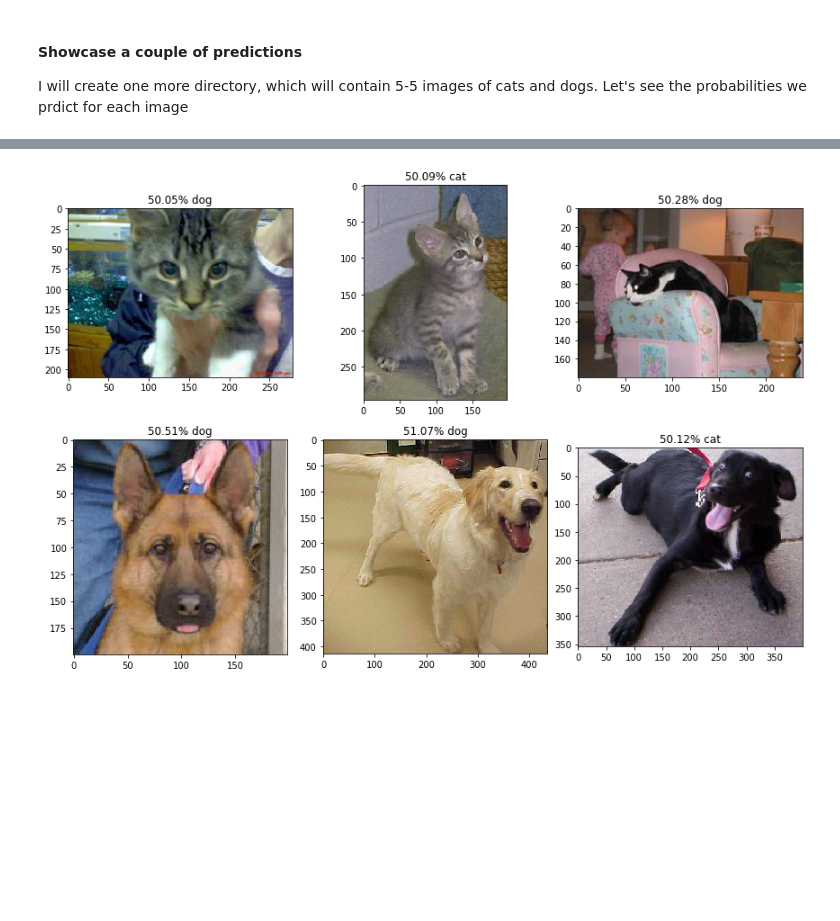
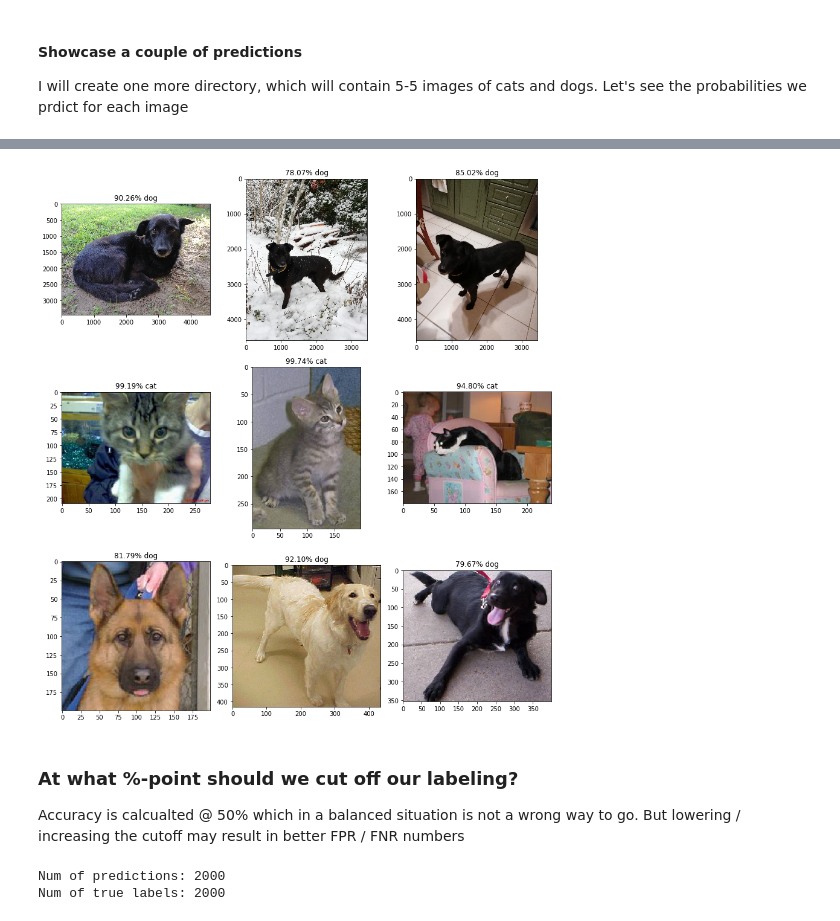
Before and after one commit to kristofrabay/convnets, a Jupyter notebook: dogs_vs_cats.ipynb, the cells around one changed output, grey strips where cells are left out. Cells and saved outputs as stored; diff of their text form; code cells hidden in the pictures; blank space fills up the shorter version.

Commit message:
99.55% test acc, predictions explored

```diff
--- a/dogs_vs_cats.ipynb
+++ b/dogs_vs_cats.ipynb
@@ -334,22 +341,26 @@ Found 6 images belonging to 1 classes.
 # %%
 probabilities = model.predict_generator(predictions_generator, len(predictions_generator), workers = 8)
 k = 0
-plt.figure(figsize = (12, 8))
+plt.figure(figsize = (12, 13))
 
 for index, probability in enumerate(probabilities):
 
     k += 1
-    plt.subplot(2, 3, k)
+    plt.subplot(3, 3, k)
 
     image_path = 'data/make_predictions_on_these/' + "/" + predictions_generator.filenames[index]
     plt.imshow(plt.imread(image_path))
 
     if probability > 0.5:
         plt.title("%.2f" % (probability[0]*100) + "% dog")
 
     else:
         plt.title("%.2f" % ((1-probability[0])*100) + "% cat")
 
     plt.tight_layout()
 # %% [output]
-[figure, old version]
+[figure, new version]
+# %% [markdown]
+### At what %-point should we cut off our labeling?
+
+Accuracy is calcualted @ 50% which in a balanced situation is not a wrong way to go. But lowering / increasing the cutoff may result in better FPR / FNR numbers
@@ -355,0 +424,8 @@ for index, probability in enumerate(probabilities):
+# %%
+test_true_labels = test_generator.classes
+
+print('Num of predictions:', len(test_predictions))
+print('Num of true labels:', len(test_true_labels))
+# %% [output]
+Num of predictions: 2000
+Num of true labels: 2000
```
Also changed, not shown: parts of 22 cells of this notebook, 6 other files.
